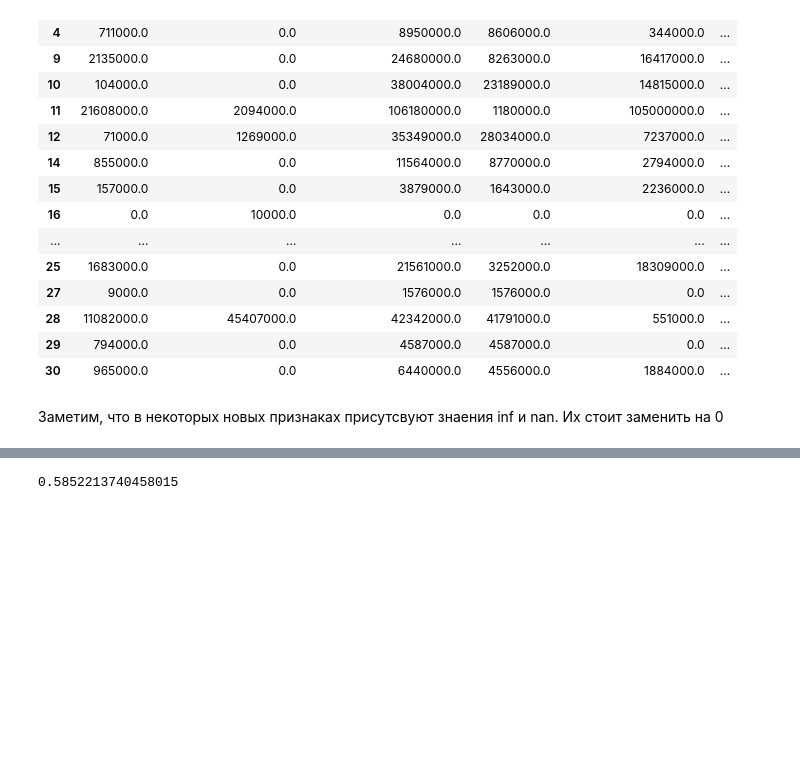
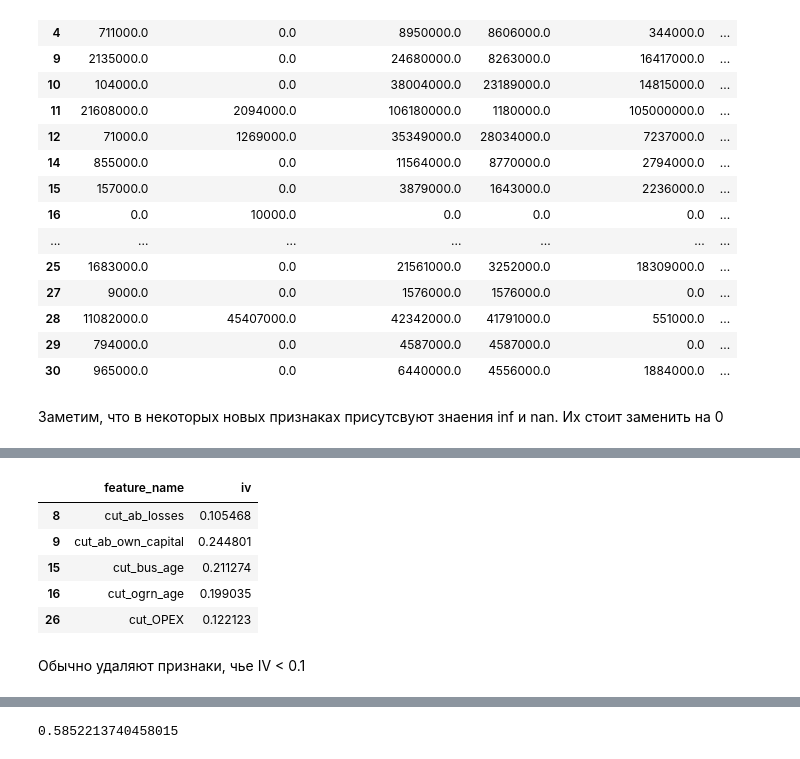
Before and after one commit to Stuksus/Hackaton_SBER, a Jupyter notebook: prepare_features.ipynb, the cells around one changed output, grey strips where cells are left out. Saved outputs shown, nothing was run; the diff lists cells and outputs as text; code cells hidden in the pictures; blank space fills up the shorter version.

```diff
--- a/prepare_features.ipynb
+++ b/prepare_features.ipynb
@@ -313,0 +416,11 @@ test_df_part_2_new_features = test_df_part_2_new_features.replace(-np.inf,0)
+# %%
+res_feature_iv[res_feature_iv['iv'] > 0.1]
+# %% [output]
+|  | feature_name | iv |
+| 8 | cut_ab_losses | 0.105468 |
+| 9 | cut_ab_own_capital | 0.244801 |
+| 15 | cut_bus_age | 0.211274 |
+| 16 | cut_ogrn_age | 0.199035 |
+| 26 | cut_OPEX | 0.122123 |
+# %% [markdown]
+Обычно удаляют признаки, чье IV < 0.1
```
Also changed, not shown: parts of 13 cells of this notebook.
